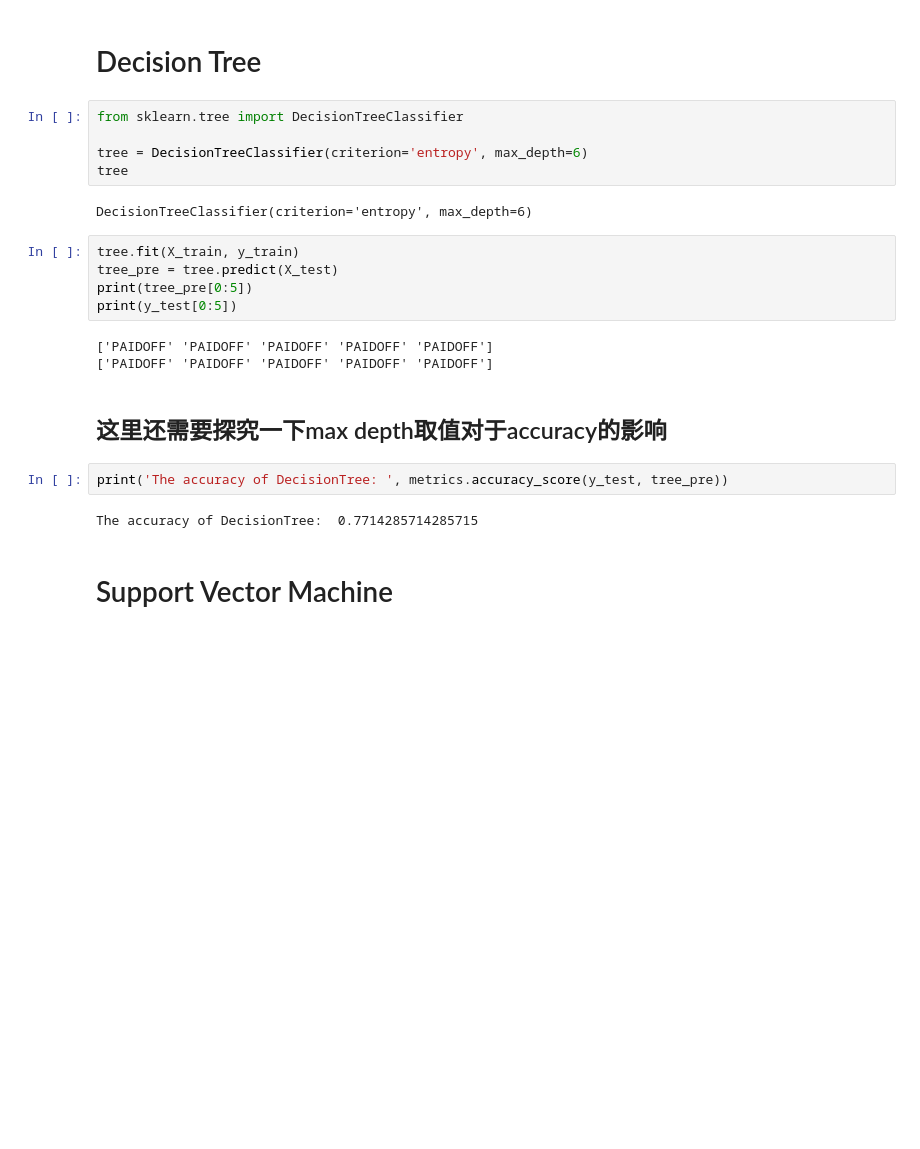
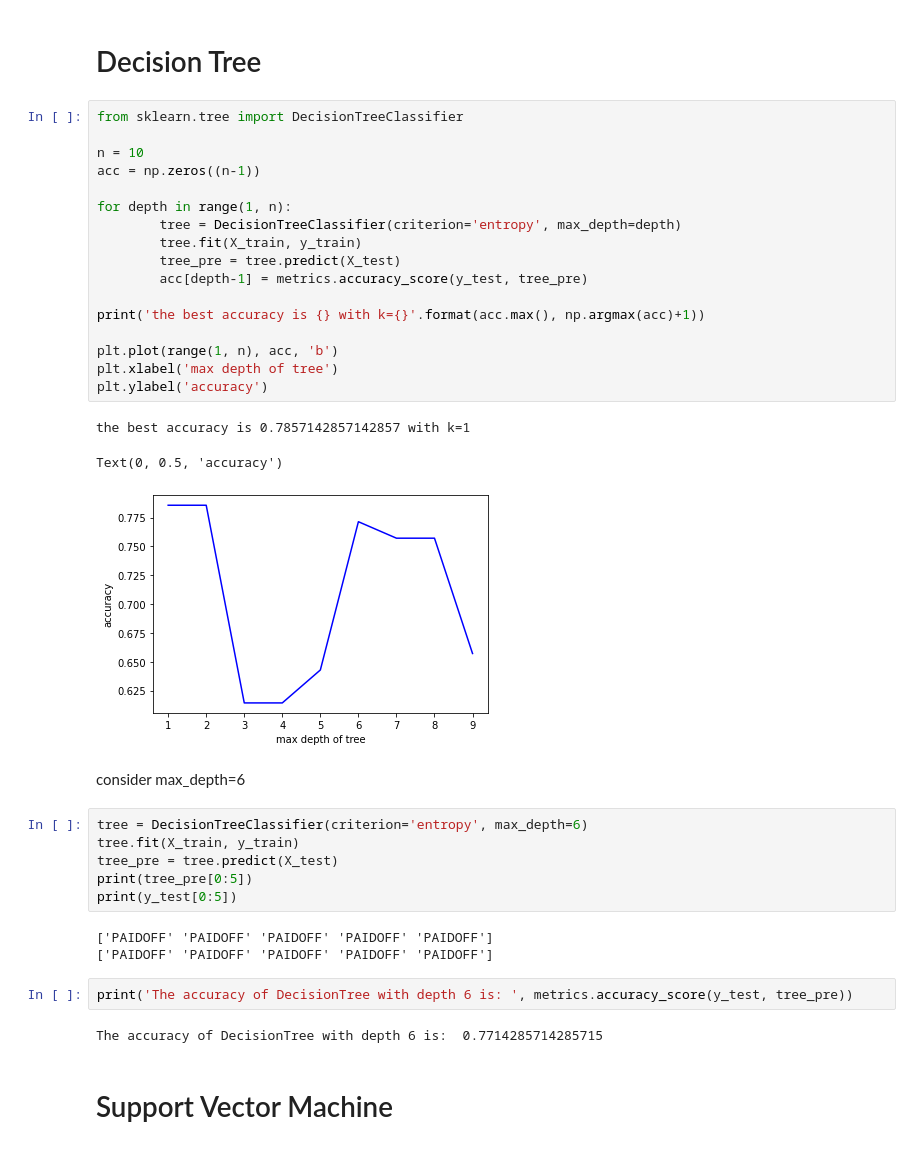
Before and after one commit to Jimao1216/Coursera-Machine-Learning-with-Python, a Jupyter notebook: Final-Project-Machine-Learning-with-Python.ipynb, the cells around one changed output. Cells and saved outputs as stored; diff of their text form; blank space fills up the shorter version.

```diff
--- a/Final-Project-Machine-Learning-with-Python.ipynb
+++ b/Final-Project-Machine-Learning-with-Python.ipynb
@@ -335,14 +335,31 @@ Train Set Accuracy:  0.8079710144927537
 Test Set Accuray:  0.7857142857142857
 # %% [markdown]
 # Decision Tree
-# %%
-from sklearn.tree import DecisionTreeClassifier
-
-tree = DecisionTreeClassifier(criterion='entropy', max_depth=6)
-tree
-# %% [output]
-DecisionTreeClassifier(criterion='entropy', max_depth=6)
+# %%
+from sklearn.tree import DecisionTreeClassifier
+
+n = 10
+acc = np.zeros((n-1))
+
+for depth in range(1, n):
+        tree = DecisionTreeClassifier(criterion='entropy', max_depth=depth)
+        tree.fit(X_train, y_train)
+        tree_pre = tree.predict(X_test)
+        acc[depth-1] = metrics.accuracy_score(y_test, tree_pre)
+
+print('the best accuracy is {} with k={}'.format(acc.max(), np.argmax(acc)+1))
+
+plt.plot(range(1, n), acc, 'b')
+plt.xlabel('max depth of tree')
+plt.ylabel('accuracy')
+# %% [output]
+the best accuracy is 0.7857142857142857 with k=1
+Text(0, 0.5, 'accuracy')
+[figure, added]
+# %% [markdown]
+consider max_depth=6
 # %%
+tree = DecisionTreeClassifier(criterion='entropy', max_depth=6)
 tree.fit(X_train, y_train)
 tree_pre = tree.predict(X_test)
 print(tree_pre[0:5])
@@ -350,12 +367,10 @@ print(y_test[0:5])
 # %% [output]
 ['PAIDOFF' 'PAIDOFF' 'PAIDOFF' 'PAIDOFF' 'PAIDOFF']
 ['PAIDOFF' 'PAIDOFF' 'PAIDOFF' 'PAIDOFF' 'PAIDOFF']
-# %% [markdown]
-## 这里还需要探究一下max depth取值对于accuracy的影响
 # %%
-print('The accuracy of DecisionTree: ', metrics.accuracy_score(y_test, tree_pre))
+print('The accuracy of DecisionTree with depth 6 is: ', metrics.accuracy_score(y_test, tree_pre))
 # %% [output]
-The accuracy of DecisionTree:  0.7714285714285715
+The accuracy of DecisionTree with depth 6 is:  0.7714285714285715
 # %% [markdown]
 # Support Vector Machine
 # %%
```
Also changed, not shown: parts of 11 cells of this notebook.
